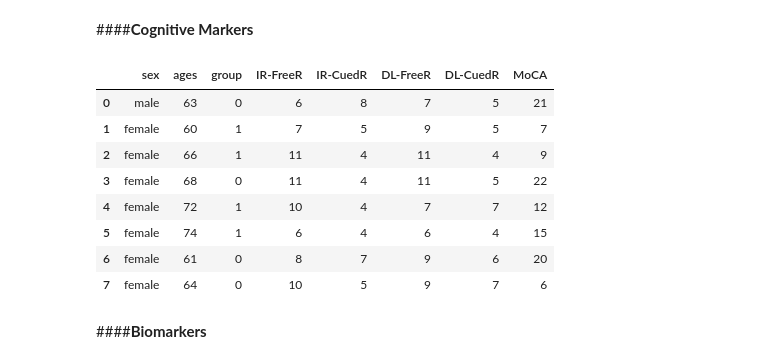
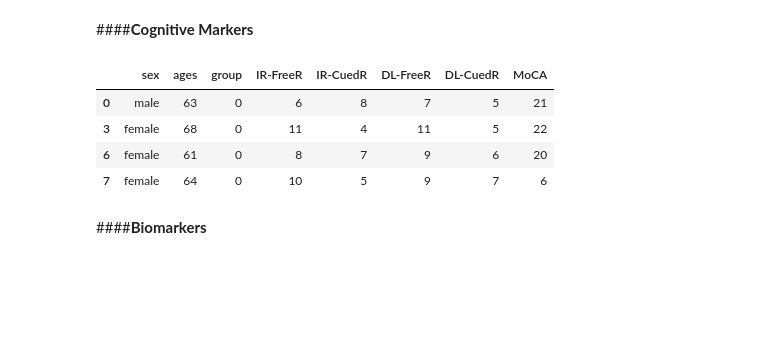
Before and after one commit to Sirabhop/Preclinical-AD-EEG-classification, a Jupyter notebook: Data_Analysis.ipynb, the cells around one changed output. Cells and saved outputs as stored; diff of their text form; code cells hidden in the pictures; blank space fills up the shorter version.

```diff
--- a/Data_Analysis.ipynb
+++ b/Data_Analysis.ipynb
@@ -45,18 +45,16 @@ MoCA = pd.read_csv('MoCA.csv')
 CogMarkers = pd.concat([df, FCSRT, MoCA[['SUM']]], axis = 1)
 CogMarkers.rename(columns = {'SUM':'MoCA'}, inplace = True)
 CogMarkers.to_csv('cognitive marker.csv')
-# %%
-CogMarkers
-# %% [output]
-|  | sex | ages | group | IR-FreeR | IR-CuedR | DL-FreeR | DL-CuedR | MoCA |
-| 0 | male | 63 | 0 | 6 | 8 | 7 | 5 | 21 |
-| 1 | female | 60 | 1 | 7 | 5 | 9 | 5 | 7 |
-| 2 | female | 66 | 1 | 11 | 4 | 11 | 4 | 9 |
-| 3 | female | 68 | 0 | 11 | 4 | 11 | 5 | 22 |
-| 4 | female | 72 | 1 | 10 | 4 | 7 | 7 | 12 |
-| 5 | female | 74 | 1 | 6 | 4 | 6 | 4 | 15 |
-| 6 | female | 61 | 0 | 8 | 7 | 9 | 6 | 20 |
-| 7 | female | 64 | 0 | 10 | 5 | 9 | 7 | 6 |
+# %%
+Cog_RiskFree = CogMarkers[CogMarkers['group'] == 0]
+Cog_Risk = CogMarkers[CogMarkers['group'] == 1]
+Cog_RiskFree
+# %% [output]
+|  | sex | ages | group | IR-FreeR | IR-CuedR | DL-FreeR | DL-CuedR | MoCA |
+| 0 | male | 63 | 0 | 6 | 8 | 7 | 5 | 21 |
+| 3 | female | 68 | 0 | 11 | 4 | 11 | 5 | 22 |
+| 6 | female | 61 | 0 | 8 | 7 | 9 | 6 | 20 |
+| 7 | female | 64 | 0 | 10 | 5 | 9 | 7 | 6 |
 # %% [markdown]
 ####**Biomarkers**
 # %%
```
Also changed, not shown: parts of 10 cells of this notebook.
